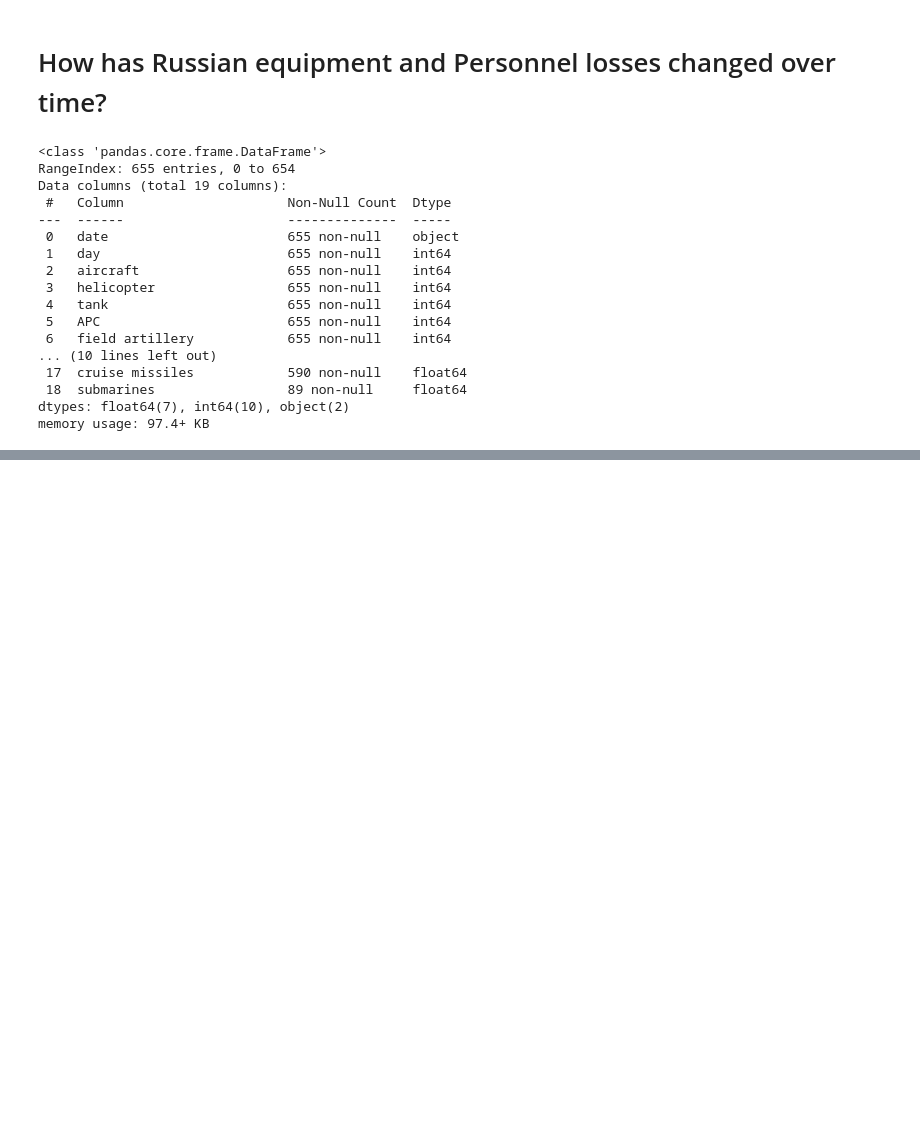
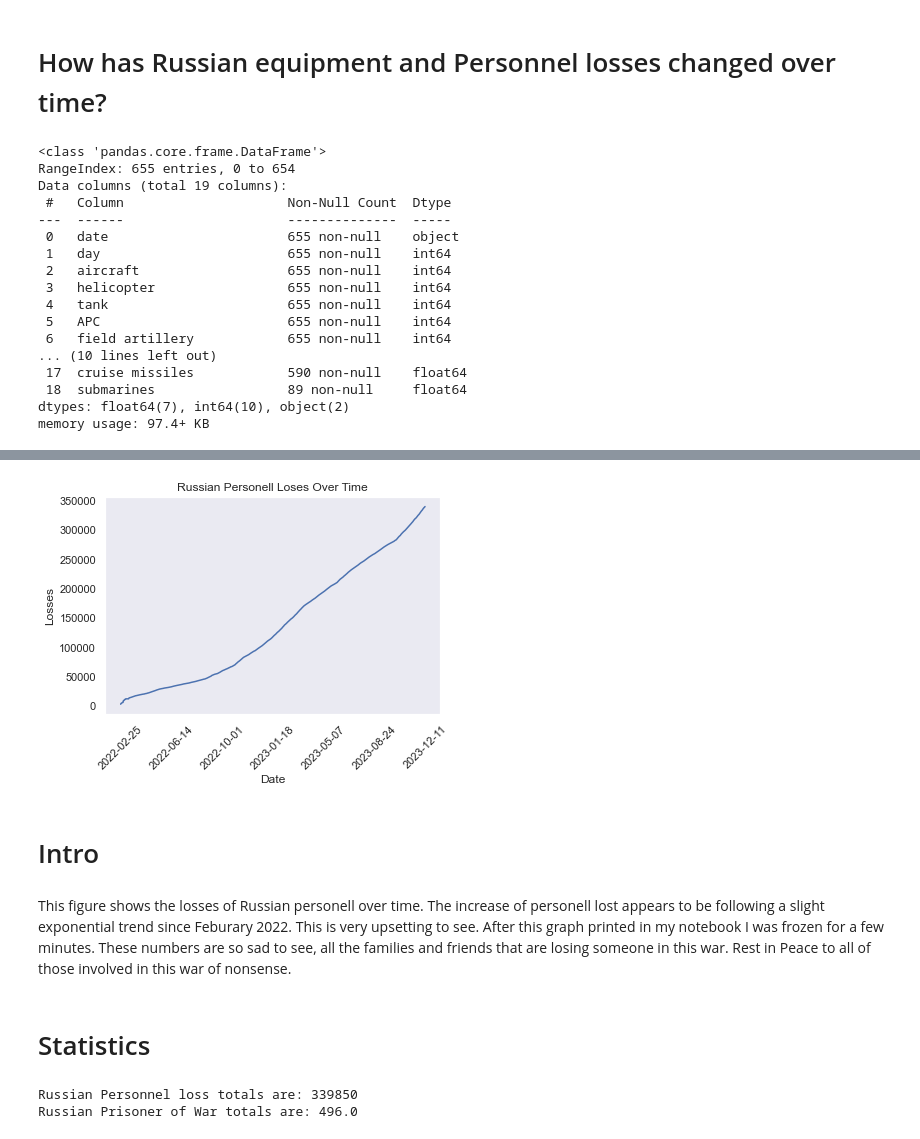
Before and after one commit to MaxB5282/DATA530-Final, a Jupyter notebook: Final Project.ipynb, the cells around one changed output, grey strips where cells are left out. Drawn from its saved outputs; the diff is of its cells as text; code cells hidden in the pictures; blank space fills up the shorter version.

```diff
--- a/Final Project.ipynb
+++ b/Final Project.ipynb
@@ -63,0 +76,2 @@ plt.show()
+# %%
+russian_pers.drop(columns='personnel*', inplace=True)
@@ -63,0 +80,3 @@ plt.show()
+# %%
+russian_pers = russian_pers.fillna(0)
+russian_pers.info()
@@ -63,0 +95,25 @@ plt.show()
+# %%
+sns.lineplot(data=russian_pers, x='date', y='personnel')
+
+xtick_positions = [russian_pers['date'].iloc[i] for i in range(0, len(russian_pers['date']), len(russian_pers['date']) // 6)]
+plt.xticks(xtick_positions, rotation=45)  # Adjust rotation as needed
+
+plt.title('Russian Personell Loses Over Time')
+plt.xlabel('Date')
+plt.ylabel('Losses')
+
+plt.show();
+# %% [output]
+[figure, added]
+# %% [markdown]
+# Intro
+# %% [markdown]
+This figure shows the losses of Russian personell over time. The increase of personell lost appears to be following a slight exponential trend since Feburary 2022. This is very upsetting to see. After this graph printed in my notebook I was frozen for a few minutes. These numbers are so sad to see, all the families and friends that are losing someone in this war. Rest in Peace to all of those involved in this war of nonsense.
+# %% [markdown]
+# Statistics
+# %%
+print('Russian Personnel loss totals are:',russian_pers.tail(1)['personnel'].values[0])
+print('Russian Prisoner of War totals are:',russian_pers['POW'].max())
+# %% [output]
+Russian Personnel loss totals are: 339850
+Russian Prisoner of War totals are: 496.0
```
Also changed, not shown: parts of 9 cells of this notebook.
